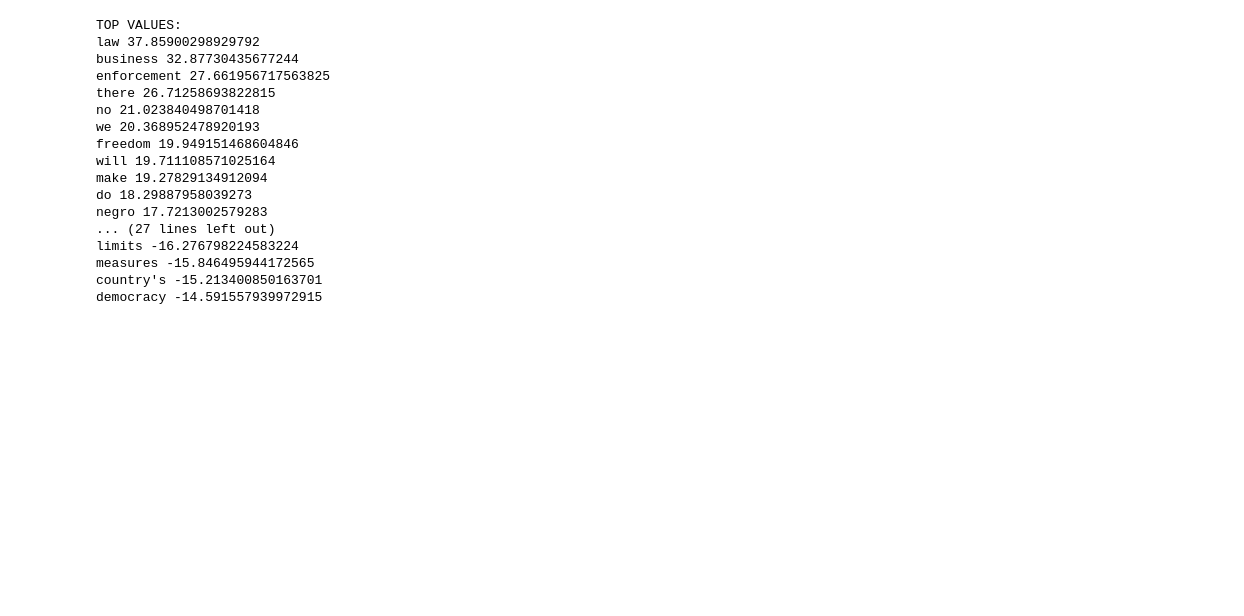
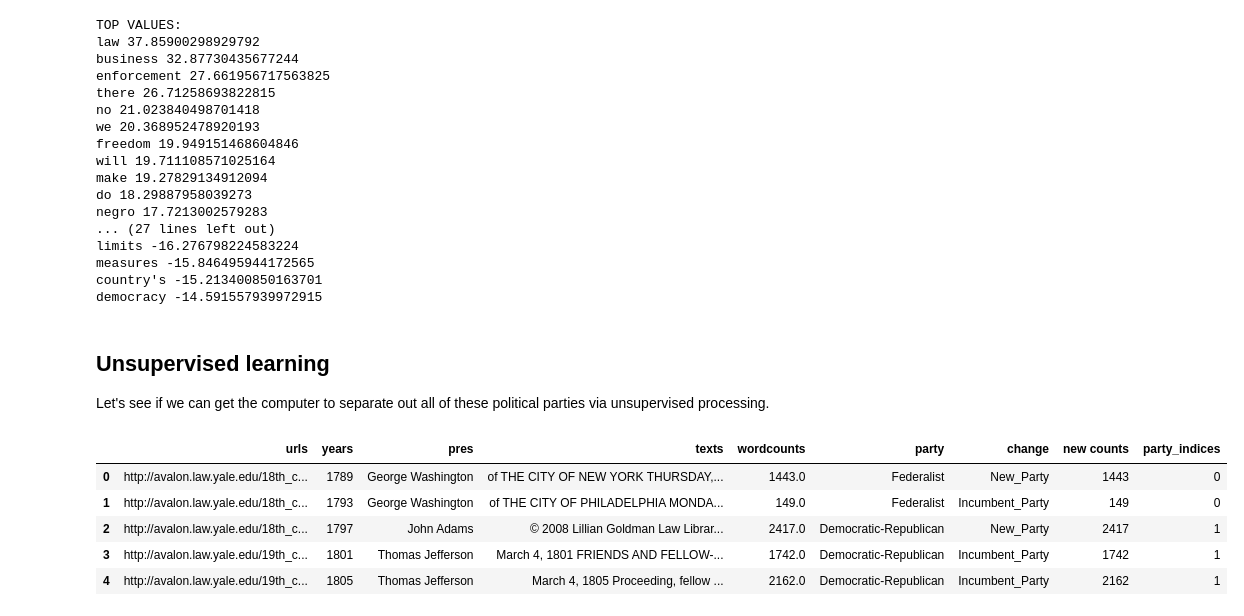
Before and after one commit to historybman/EADA, a Jupyter notebook: Inaugural_Address_Analysis.ipynb, the cells around one changed output. Cells and saved outputs as stored; diff of their text form; code cells hidden in the pictures; blank space fills up the shorter version.

```diff
--- a/Inaugural_Address_Analysis.ipynb
+++ b/Inaugural_Address_Analysis.ipynb
@@ -232,3 +232,41 @@ limits -16.276798224583224
 measures -15.846495944172565
 country's -15.213400850163701
 democracy -14.591557939972915
+# %% [markdown]
+## Unsupervised learning
+Let's see if we can get the computer to separate out all of these political parties via unsupervised processing.
+# %%
+%matplotlib inline
+import os, csv
+import pandas as pd
+import numpy as np
+from matplotlib import pyplot as plt
+
+# pd.options.mode.chained_assignment = None
+
+from sklearn.decomposition import PCA
+from scipy.cluster.hierarchy import dendrogram, linkage
+from sklearn.manifold import MDS
+
+unsup_inaug = pd.read_csv('./data/inaugurals_complete.csv')
+
+# let's make the date column numeric
+unsup_inaug['years'] = pd.to_numeric(unsup_inaug['years'], errors='coerce')
+
+# and create a numeric column to identify them.
+parties = unsup_inaug.party.unique()
+parties = parties.tolist()
+party_indices = []
+for party in unsup_inaug['party']:
+    idx = parties.index(party)
+    party_indices.append(idx)
+unsup_inaug['party_indices'] = party_indices
+
+unsup_inaug.head()
+# %% [output]
+|  | urls | years | pres | texts | wordcounts | party | change | new counts | party_indices |
+| 0 | http://avalon.law.yale.edu/18th_c... | 1789 | George Washington | of THE CITY OF NEW YORK THURSDAY,... | 1443.0 | Federalist | New_Party | 1443 | 0 |
+| 1 | http://avalon.law.yale.edu/18th_c... | 1793 | George Washington | of THE CITY OF PHILADELPHIA MONDA... | 149.0 | Federalist | Incumbent_Party | 149 | 0 |
+| 2 | http://avalon.law.yale.edu/18th_c... | 1797 | John Adams | © 2008 Lillian Goldman Law Librar... | 2417.0 | Democratic-Republican | New_Party | 2417 | 1 |
+| 3 | http://avalon.law.yale.edu/19th_c... | 1801 | Thomas Jefferson | March 4, 1801 FRIENDS AND FELLOW-... | 1742.0 | Democratic-Republican | Incumbent_Party | 1742 | 1 |
+| 4 | http://avalon.law.yale.edu/19th_c... | 1805 | Thomas Jefferson | March 4, 1805 Proceeding, fellow ... | 2162.0 | Democratic-Republican | Incumbent_Party | 2162 | 1 |
```
Also changed, not shown: parts of 5 cells of this notebook.
